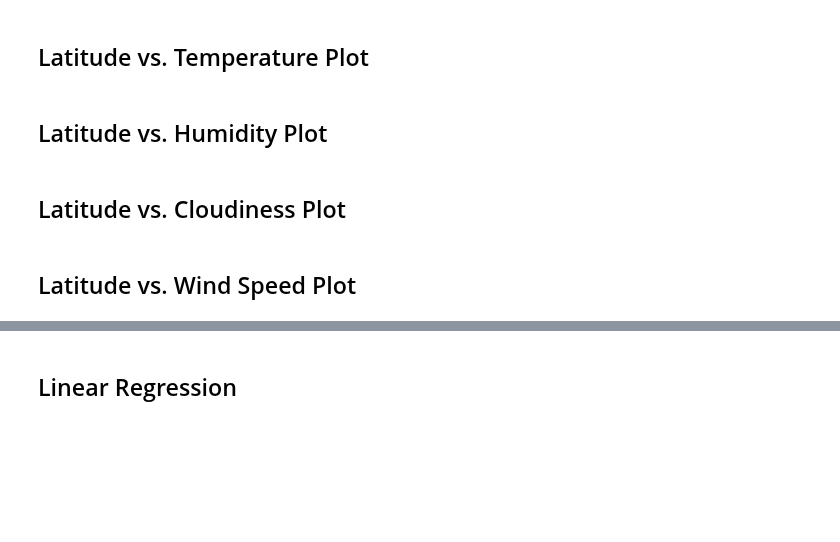
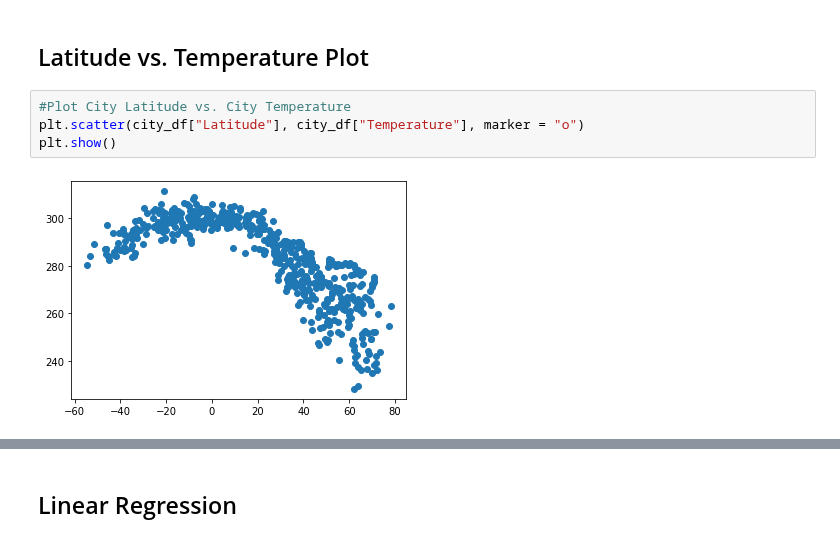
Before and after one commit to sdfeinsilver/python-api-challenge, a Jupyter notebook: WeatherPy/WeatherPy.ipynb, the cells around one changed output, grey strips where cells are left out. Cells and saved outputs as stored; diff of their text form; blank space fills up the shorter version.

Commit message:
Finished Scatter Plots

```diff
--- a/WeatherPy/WeatherPy.ipynb
+++ b/WeatherPy/WeatherPy.ipynb
@@ -139,9 +139,9 @@ len(humid_check_df)
 * Save the plotted figures as .pngs.
 # %% [markdown]
 ## Latitude vs. Temperature Plot
-# %% [markdown]
-## Latitude vs. Humidity Plot
-# %% [markdown]
-## Latitude vs. Cloudiness Plot
-# %% [markdown]
-## Latitude vs. Wind Speed Plot
+# %%
+#Plot City Latitude vs. City Temperature
+plt.scatter(city_df["Latitude"], city_df["Temperature"], marker = "o")
+plt.show()
+# %% [output]
+[figure, added]
```
Also changed, not shown: parts of 6 cells of this notebook.
